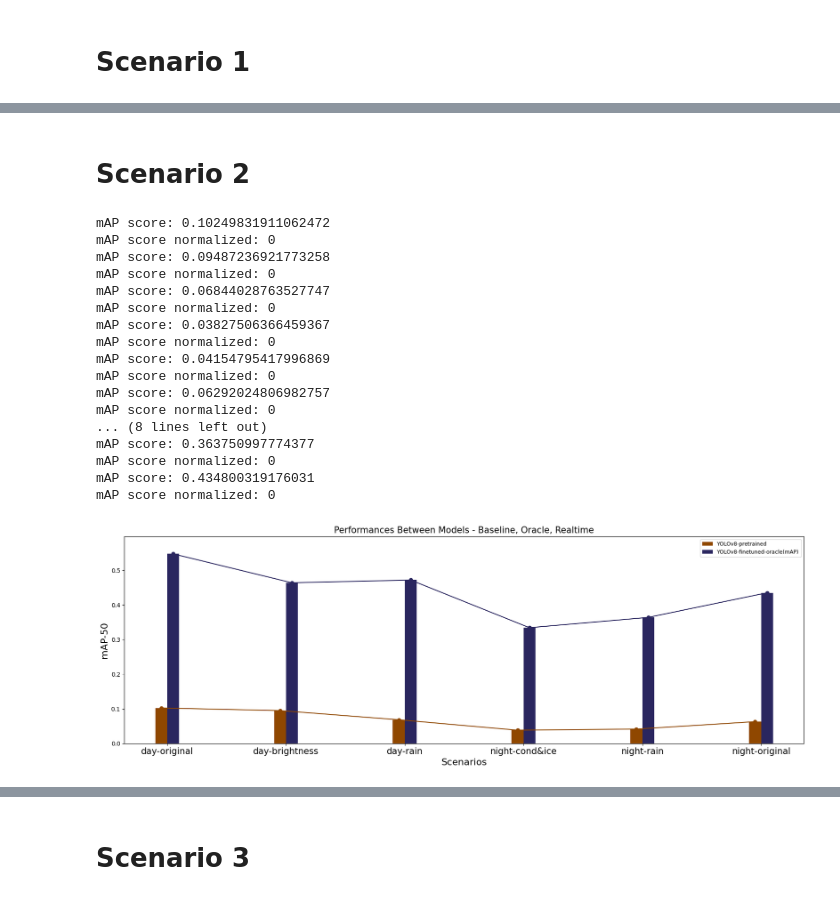
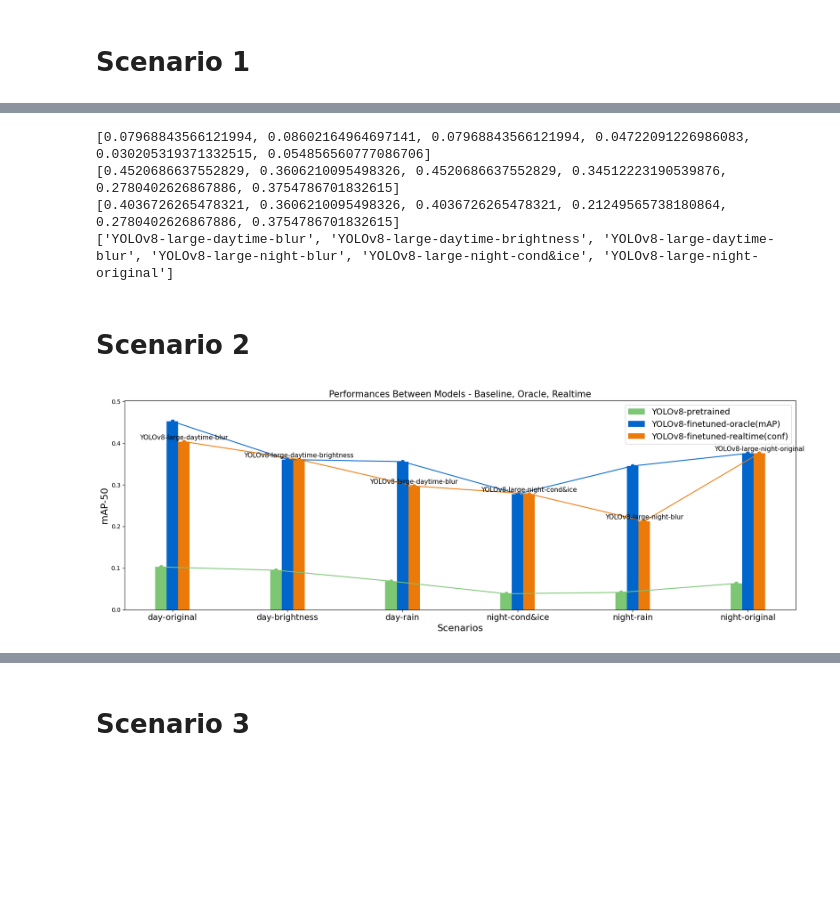
Before and after one commit to kmuhan/GREAT, a Jupyter notebook: subsequent-evaluation.ipynb, the cells around one changed output, grey strips where cells are left out. Drawn from its saved outputs; the diff is of its cells as text; code cells hidden in the pictures; blank space fills up the shorter version.

```diff
--- a/subsequent-evaluation.ipynb
+++ b/subsequent-evaluation.ipynb
@@ -339,3 +357,14 @@ print(oracle_c1)
+# %%
+print(baseline_c1)
+print(oracle_c1)
+print(realtime_c1)
+best_models_conf_c1 = ['YOLOv8-large-daytime-blur', 'YOLOv8-large-daytime-brightness', 'YOLOv8-large-daytime-blur', 'YOLOv8-large-night-blur', 'YOLOv8-large-night-cond&ice', 'YOLOv8-large-night-original']
+print(best_models_conf_c1)
+# %% [output]
+[0.07968843566121994, 0.08602164964697141, 0.07968843566121994, 0.04722091226986083, 0.030205319371332515, 0.054856560777086706]
+[0.4520686637552829, 0.3606210095498326, 0.4520686637552829, 0.34512223190539876, 0.2780402626867886, 0.3754786701832615]
+[0.4036726265478321, 0.3606210095498326, 0.4036726265478321, 0.21249565738180864, 0.2780402626867886, 0.3754786701832615]
+['YOLOv8-large-daytime-blur', 'YOLOv8-large-daytime-brightness', 'YOLOv8-large-daytime-blur', 'YOLOv8-large-night-blur', 'YOLOv8-large-night-cond&ice', 'YOLOv8-large-night-original']
 # %% [markdown]
 # Scenario 2
 # %%
@@ -368,7 +397,7 @@ label_folders = [
     'BDD100k/labels/test/'
 ]
 
-categories = [
+categories_c2 = [
     'day-original',
     'day-brightness',
     'day-rain',
@@ -384,62 +413,60 @@ model1 = YOLO('model/YOLOv8-large-daytime-brightness-v2/weights/best.pt')
 model2 = YOLO('model/YOLOv8-large-daytime-rain/weights/best.pt')
 model3 = YOLO('model/YOLOv8-large-night-cond&ice/weights/best.pt')
 model4 = YOLO('model/YOLOv8-large-night-rain/weights/best.pt')
 model5 = YOLO('model/YOLOv8-large-night-original/weights/best.pt')
 
 baseline_c2 = []
 oracle_c2 = []
+realtime_c2 = []
+
+EVC = 300
 
 for i in range(len(image_folders)):
     baseline_c2.append(get_score_map(model=model99, root_folder=label_folders[i], image_folder=image_folders[i], evc=100)[0])
 
-oracle_c2.append(get_score_map(model=model0, root_folder=label_folders[0], image_folder=image_folders[0], evc=100)[0])
-oracle_c2.append(get_score_map(model=model1, root_folder=label_folders[1], image_folder=image_folders[1], evc=100)[0])
-oracle_c2.append(get_score_map(model=model2, root_folder=label_folders[2], image_folder=image_folders[2], evc=100)[0])
-oracle_c2.append(get_score_map(model=model3, root_folder=label_folders[3], image_folder=image_folders[3], evc=100)[0])
-oracle_c2.append(get_score_map(model=model4, root_folder=label_folders[4], image_folder=image_folders[4], evc=100)[0])
-oracle_c2.append(get_score_map(model=model5, root_folder=label_folders[5], image_folder=image_folders[5], evc=100)[0])
+oracle_c2.append(get_score_map(model=model0, root_folder=label_folders[0], image_folder=image_folders[0], evc=EVC)[0])
+oracle_c2.append(get_score_map(model=model1, root_folder=label_folders[1], image_folder=image_folders[1], evc=EVC)[0])
+oracle_c2.append(get_score_map(model=model2, root_folder=label_folders[2], image_folder=image_folders[2], evc=EVC)[0])
+oracle_c2.append(get_score_map(model=model3, root_folder=label_folders[3], image_folder=image_folders[3], evc=EVC)[0])
+oracle_c2.append(get_score_map(model=model4, root_folder=label_folders[4], image_folder=image_folders[4], evc=EVC)[0])
+oracle_c2.append(get_score_map(model=model5, root_folder=label_folders[5], image_folder=image_folders[5], evc=EVC)[0])
 
-x = np.arange(len(categories))
+best_models_conf = []
+for i in range(len(image_folders)):
+    best_model_conf = get_best_conf(image_folder=image_folders[i], evc=EVC*0.05)
+    best_models_conf.append(best_model_conf.split('/')[1])
+    realtime_c2.append(get_score_map(model=YOLO(best_model_conf), root_folder=label_folders[i], image_folder=image_folders[i], evc=EVC)[0])
+
+x = np.arange(len(categories_c2))
 width = 0.1
 
 fig, ax = plt.subplots(figsize=(17, 6))
 
-ax.bar(x - 0.5*width, baseline_c2, width, label='YOLOv8-pretrained', color='#8F4700')
-ax.plot(x - 0.5*width, baseline_c2, marker='o', color='#8F4700')
+ax.bar(x - 1*width, baseline_c2, width, label='YOLOv8-pretrained', color='#7CC674')
+ax.plot(x - 1*width, baseline_c2, marker='o', color='#7CC674')
 
-ax.bar(x + 0.5*width, oracle_c2, width, label='YOLOv8-finetuned-oracle(mAP)', color='#2A265F')
-ax.plot(x + 0.5*width, oracle_c2, marker='o', color='#2A265F')
+ax.bar(x, oracle_c2, width, label='YOLOv8-finetuned-oracle(mAP)', color='#06C')
+ax.plot(x, oracle_c2, marker='o', color='#06C')
+
+ax.bar(x + 1*width, realtime_c2, width, label='YOLOv8-finetuned-realtime(conf)', color='#EC7A08')
+ax.plot(x + 1*width, realtime_c2, marker='o', color='#EC7A08')
 
 ax.set_xlabel('Scenarios', fontsize=16)
 ax.set_ylabel('mAP-50', fontsize=16)
 ax.set_title('Performances Between Models - Baseline, Oracle, Realtime', fontsize=15)
 ax.set_xticks(x)
-ax.set_xticklabels(categories, fontsize=15)
-ax.legend(fontsize=9)
+ax.set_xticklabels(categories_c2, fontsize=14)
+ax.legend(fontsize=14)
 
 y_min = 0
-y_max = max([max(baseline_c1), max(oracle_c1)]) + 0.05
+y_max = max([max(baseline_c2), max(oracle_c2), max(realtime_c2)]) + 0.05
 ax.set_ylim([y_min, y_max])
+
+for i in range(len(categories_c2)):
+    ax.text(x[i] + 1*width, realtime_c2[i] + 0.005, f'{best_models_conf_c2[i]}', ha='center', fontsize=11, color='#000')
 
 fig.tight_layout()
 
 plt.show()
 # %% [output]
-mAP score: 0.10249831911062472
-mAP score normalized: 0
-mAP score: 0.09487236921773258
-mAP score normalized: 0
-mAP score: 0.06844028763527747
-mAP score normalized: 0
-mAP score: 0.03827506366459367
-mAP score normalized: 0
-mAP score: 0.04154795417996869
-mAP score normalized: 0
-mAP score: 0.06292024806982757
-mAP score normalized: 0
-... (8 lines left out)
-mAP score: 0.363750997774377
-mAP score normalized: 0
-mAP score: 0.434800319176031
-mAP score normalized: 0
-[figure, old version]
+[figure, new version]
```
Also changed, not shown: parts of 10 cells of this notebook.
